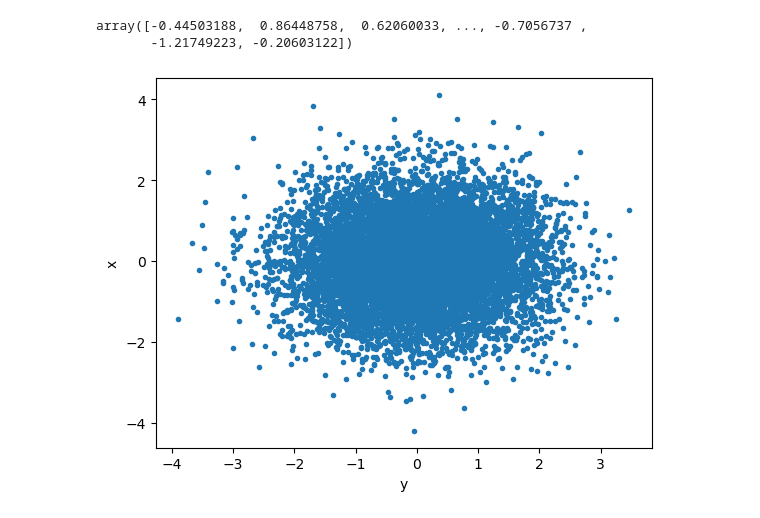
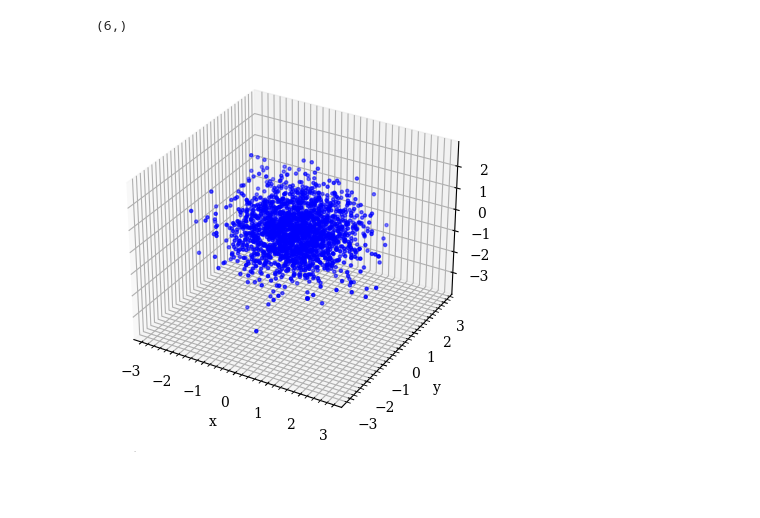
Before and after one commit to asaunders-uob/Rydberg, a Jupyter notebook: atom_sim/Test.ipynb, the cells around one changed output. Saved outputs shown, nothing was run; the diff lists cells and outputs as text; code cells hidden in the pictures; blank space fills up the shorter version.

```diff
--- a/atom_sim/Test.ipynb
+++ b/atom_sim/Test.ipynb
@@ -1,6 +1,7 @@
 # %%
 from base import *
 import numpy as np
+from arc import *
 
-sim = Atom_sim(N=10000)
+sim = Atom_sim(Rubidium87(),1,5,500E-9)
 # %%
@@ -22,9 +11,9 @@ array([[-1.92077462, -0.44503188,  1.30571006, -0.31242788,  1.23601983,
 # %%
-sim.data_points[:,1]
+np.shape(sim.data_points[-1])
 # %% [output]
-array([-0.44503188,  0.86448758,  0.62060033, ..., -0.7056737 ,
-       -1.21749223, -0.20603122])
+(6,)
 # %%
-sim.show_data(1,0)
+sim.update_pos(0.001)
+sim.show_data(True)
 # %% [output]
-[figure, old version]
+[figure, new version]
```
Also changed, not shown: parts of 2 cells of this notebook, 1 other file.
